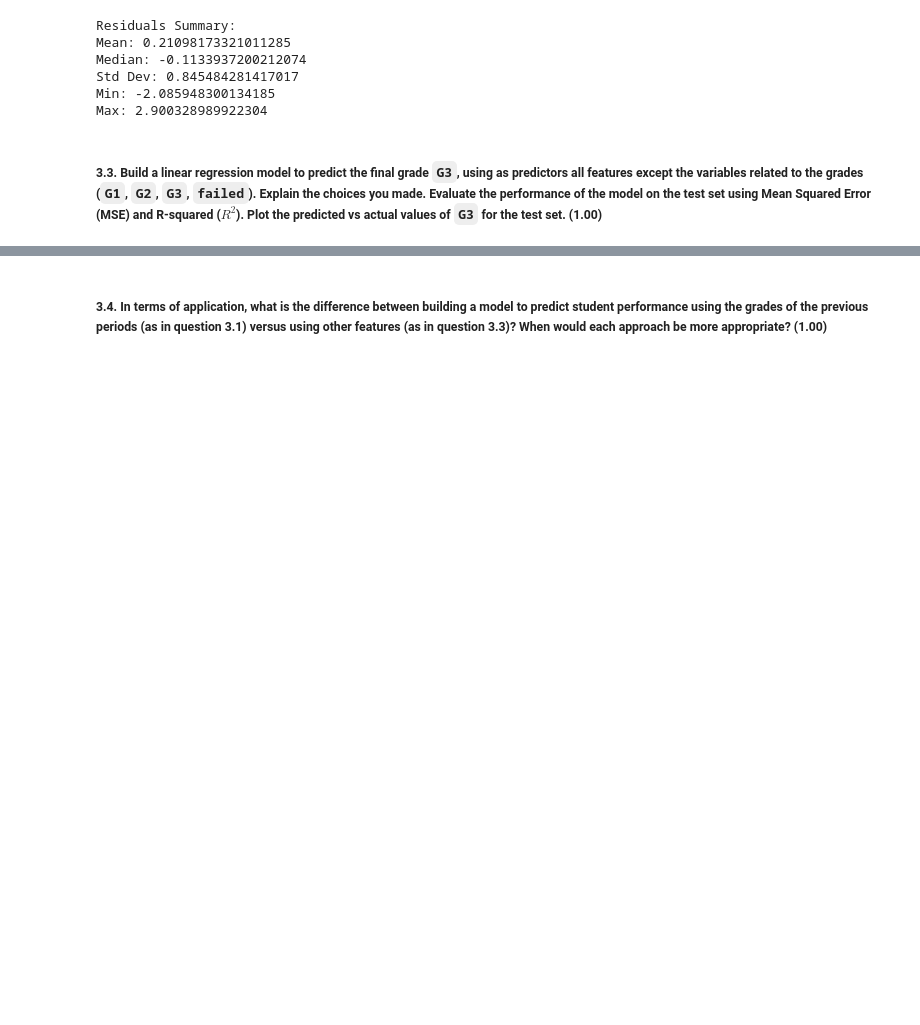
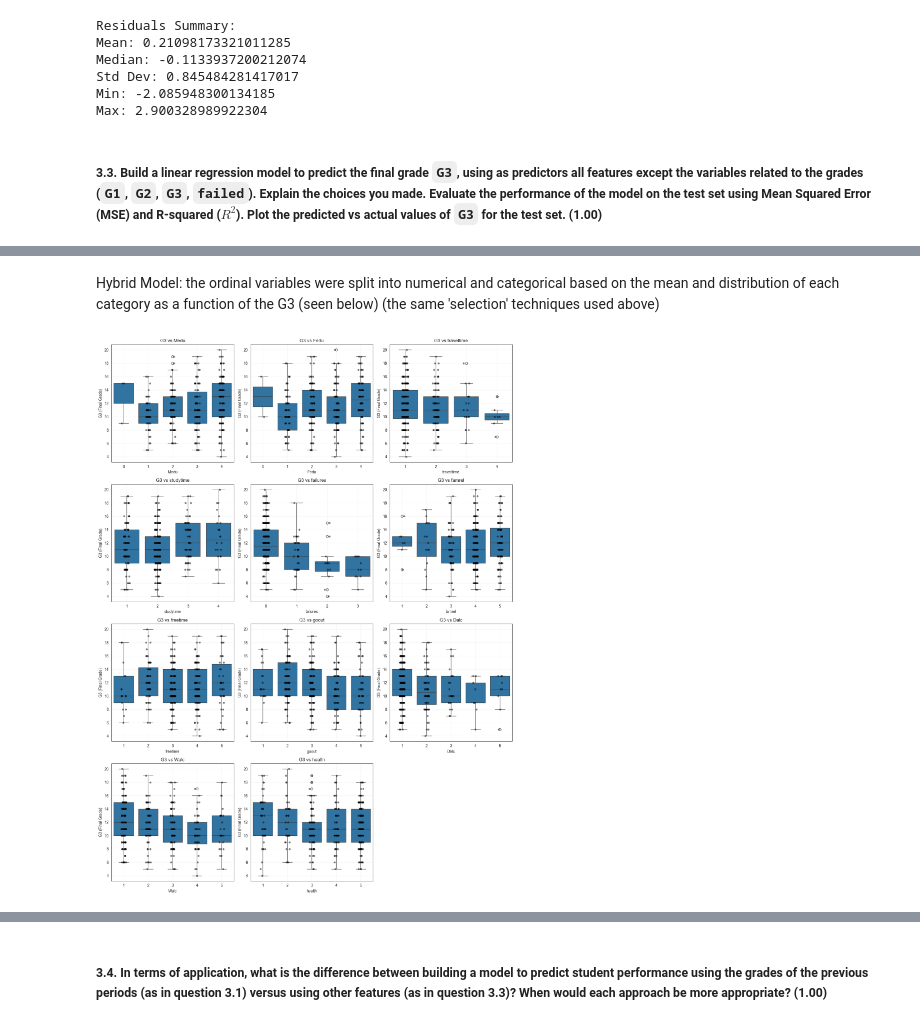
Before and after one commit to duarteaasilva/assigment_1, a Jupyter notebook: Assignment 1 25-26.ipynb, the cells around one changed output, grey strips where cells are left out. Drawn from its saved outputs; the diff is of its cells as text; code cells hidden in the pictures; blank space fills up the shorter version.

```diff
--- a/Assignment 1 25-26.ipynb
+++ b/Assignment 1 25-26.ipynb
@@ -514,0 +584,28 @@ print(X_train_transformed)
+# %% [markdown]
+Hybrid Model: the ordinal variables were split into numerical and categorical based on the mean and distribution of each category as a function of the G3 (seen below) (the same 'selection' techniques used above)
+# %%
+import math
+
+data = df
+n_cols = 3
+n_rows = math.ceil(len(ordinal) / n_cols)
+
+fig, axes = plt.subplots(n_rows, n_cols, figsize=(15, 5*n_rows))
+axes = axes.flatten()
+
+for i, col in enumerate(ordinal):
+    ax = axes[i]
+    sns.boxplot(x=data[col], y=data["G3"], ax=ax)
+    sns.stripplot(x=data[col], y=data["G3"], color='black', alpha=0.5, jitter=True, ax=ax)
+    ax.set_title(f"G3 vs {col}")
+    ax.set_xlabel(col)
+    ax.set_ylabel("G3 (Final Grade)")
+    ax.grid(True, alpha=0.2)
+
+for j in range(i+1, len(axes)):
+    fig.delaxes(axes[j])
+
+plt.tight_layout()
+plt.show()
+# %% [output]
+[figure, added]
```
Also changed, not shown: parts of 17 cells of this notebook.
